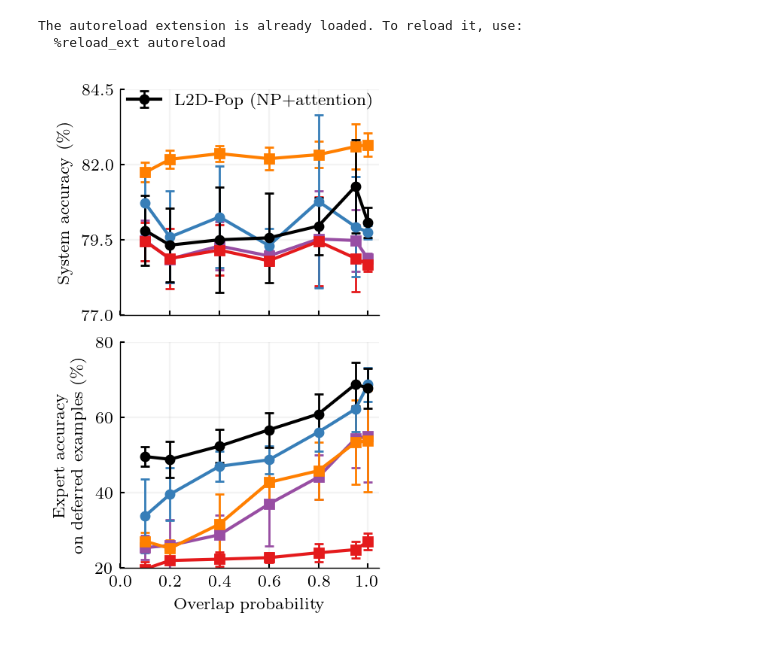
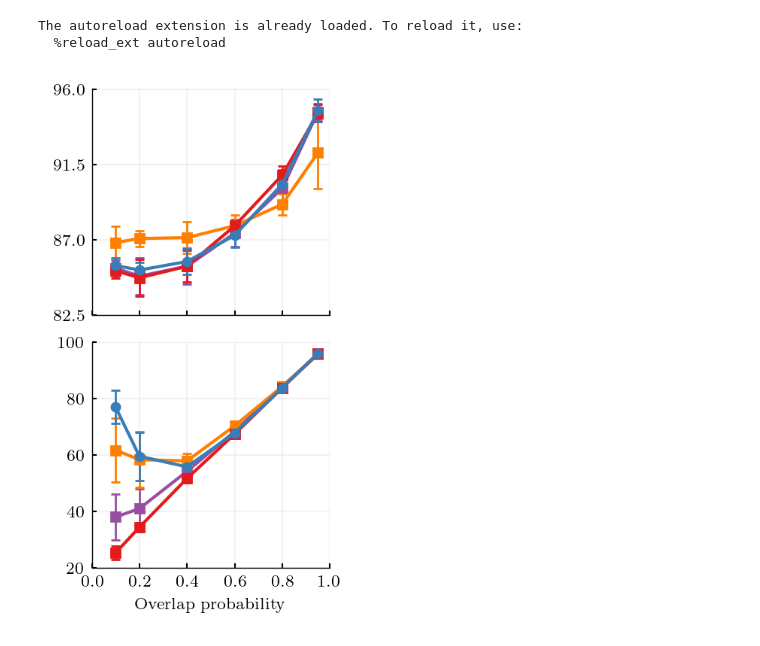
Before and after one commit to dvtailor/meta-l2d, a Jupyter notebook: notebooks_paperplots/plot_paper_ready_maml.ipynb, the cells around one changed output. Drawn from its saved outputs; the diff is of its cells as text; code cells hidden in the pictures.

```diff
--- a/notebooks_paperplots/plot_paper_ready_maml.ipynb
+++ b/notebooks_paperplots/plot_paper_ready_maml.ipynb
@@ -17,14 +17,14 @@ plt.rcParams["font.family"] = 'cmu serif'
 
 page_width = 6.75 # aistats width
 # %%
-ds_name = 'cifar20_100' #'gtsrb' 'cifar10' 'cifar20_100'
+ds_name = 'cifar10' #'gtsrb' 'cifar10' 'cifar20_100'
 # %%
 results_path = f'../runs_maml/{ds_name}/softmax'
 # %%
-# l2d_type_lst = ['single_finetune', 'single_maml', 'single', 'pop']
-l2d_type_lst = ['single_finetune', 'single_maml', 'single', 'pop', 'pop_attn']
-# p_out_lst = [0.1,0.2,0.4,0.6,0.8,0.95]
-p_out_lst = [0.1,0.2,0.4,0.6,0.8,0.95,1.0]
+l2d_type_lst = ['single_finetune', 'single_maml', 'single', 'pop']
+# l2d_type_lst = ['single_finetune', 'single_maml', 'single', 'pop', 'pop_attn']
+p_out_lst = [0.1,0.2,0.4,0.6,0.8,0.95]
+# p_out_lst = [0.1,0.2,0.4,0.6,0.8,0.95,1.0]
 seed_lst = [1071,3918,4420,5251,6637]
 metrics_lst = ['cov', 'sys_acc', 'exp_acc', 'clf_acc', 'exp_acc_alone', 'clf_acc_alone', 'val_loss']
 
@@ -90,7 +90,7 @@ dataset_to_yticks_sysacc = {
     'gtsrb' : np.linspace(88,100,4),
 }
 # %%
-show_ylabels = True #True #False
+show_ylabels = False #True #False
 fig_w = 2.25 if show_ylabels else 2.0
 
 fig,axs = plt.subplots(2,1,figsize=(fig_w,3.6), constrained_layout=True)
@@ -118,31 +118,31 @@ for ax,metric in zip(axs,['sys_acc','exp_acc']):
     ax.spines['right'].set_visible(False)
     ax.spines['top'].set_visible(False)
     ax.tick_params(direction='in', labelsize=fs_ax_ticks,length=2., width=0.75)
     [x.set_linewidth(.5) for x in ax.spines.values()]
 
 axs[0].tick_params(labelbottom=False)
 axs[1].set_xlabel('Overlap probability', fontsize=fs_ax_lbl)
 if ds_name == 'cifar20_100':
     axs[1].set_yticks([20,40,60,80])
 else:
     axs[1].set_yticks([20,40,60,80,100])
 axs[1].set_ylim(20)
 axs[0].set_yticks(dataset_to_yticks_sysacc[ds_name])
 
 if ds_name != 'cifar20_100':
     if show_ylabels:
         handles, labels = axs[0].get_legend_handles_labels()
         order = [2,0,1,3]
         leg = fig.legend([handles[idx] for idx in order],[labels[idx] for idx in order], \
                          fontsize=fs_ax_title,frameon=False, loc='upper center', bbox_to_anchor=(0.56, 1.0))
         leg.get_frame().set_linewidth(0.5)
 else:
     handles, labels = axs[0].get_legend_handles_labels()
     order = [4]
     leg = fig.legend([handles[idx] for idx in order],[labels[idx] for idx in order], \
                      fontsize=fs_ax_title,frameon=False, loc='upper center', bbox_to_anchor=(0.6, 1.0))
     leg.get_frame().set_linewidth(0.5)
 
 # fig.savefig(f'exp_{ds_name}_maml.pdf', dpi=600, facecolor='white', bbox_inches='tight', pad_inches=0.01)
 # %% [output]
-[figure, old version]
+[figure, new version]
```
Also changed, not shown: 2 other files.
